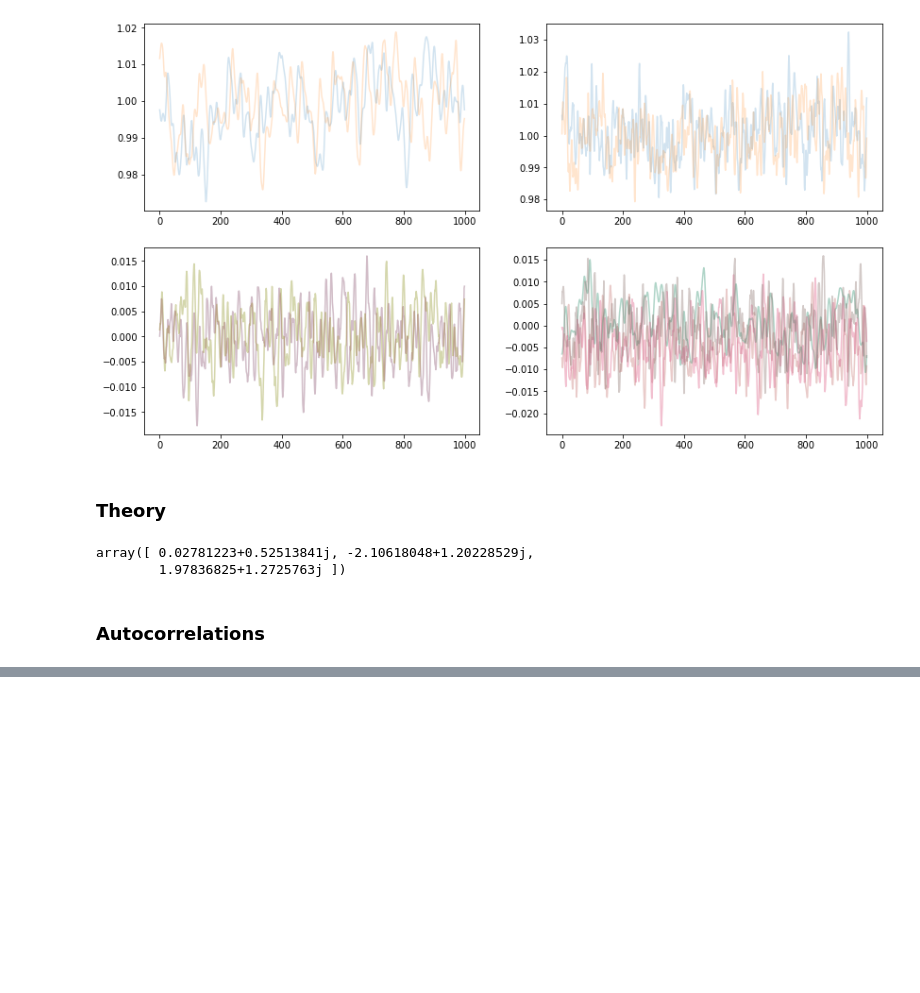
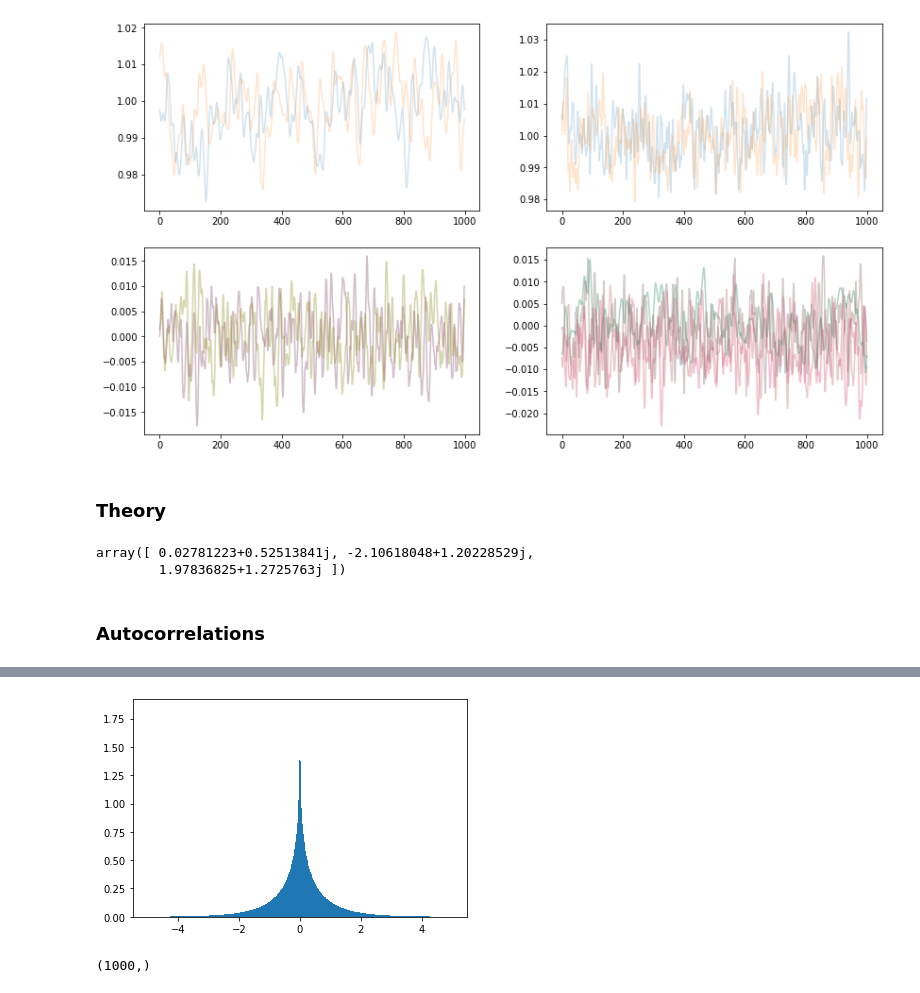
Before and after one commit to ashmat98/nsolve-sde, a Jupyter notebook: 2d check theory harmonic equilibrium single run.ipynb, the cells around one changed output, grey strips where cells are left out. Saved outputs shown, nothing was run; the diff lists cells and outputs as text; code cells hidden in the pictures; blank space fills up the shorter version.

```diff
--- a/2d check theory harmonic equilibrium single run.ipynb
+++ b/2d check theory harmonic equilibrium single run.ipynb
@@ -183,0 +222,8 @@ plt.xlim(0,20)
+# %%
+Y,X,_ = plt.hist(samples_xvy, bins=1000, range=(-5,5),density=1)
+# %% [output]
+[figure, added]
+# %%
+Y.shape
+# %% [output]
+(1000,)
```
Also changed, not shown: parts of 20 cells of this notebook.
